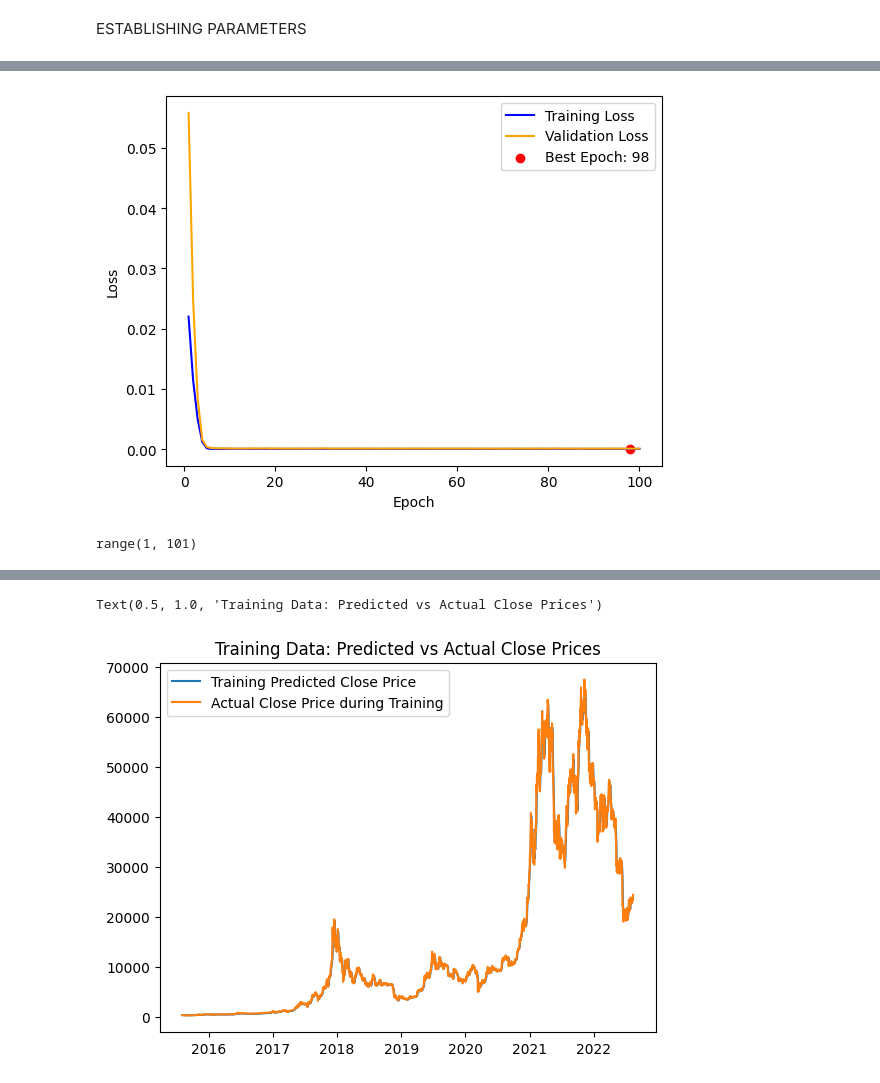
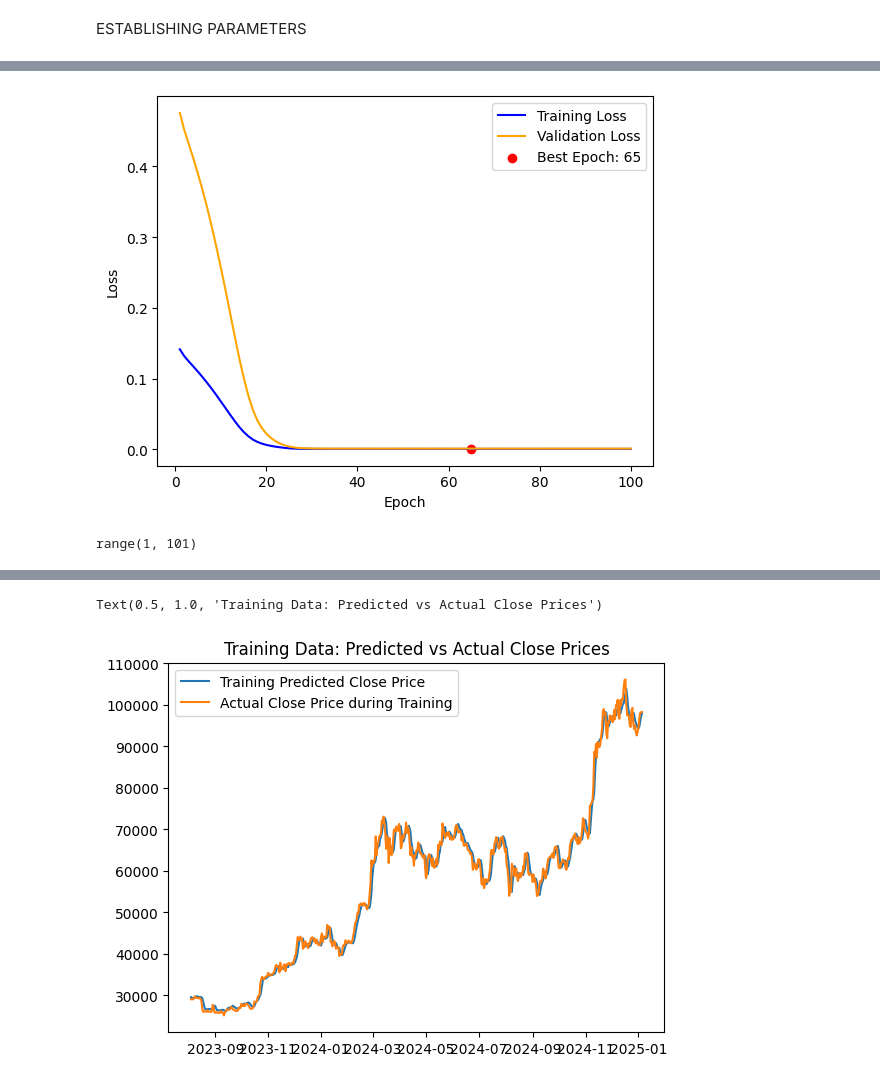
Before and after one commit to RyleyBosman/Projects, a Jupyter notebook: Crypto_Forecast_Project/Crypto_Forecast.ipynb, the cells around one changed output, grey strips where cells are left out. Saved outputs shown, nothing was run; the diff lists cells and outputs as text; code cells hidden in the pictures.

```diff
--- a/Crypto_Forecast_Project/Crypto_Forecast.ipynb
+++ b/Crypto_Forecast_Project/Crypto_Forecast.ipynb
@@ -15,7 +15,7 @@ ESTABLISHING PARAMETERS
 # Define the cryptocurrency and date range for data retrieval using yfinance
 crypto = 'BTC-USD'
 #Setting a 10 year window, chosen arbitrarily
-start_date = '2015-08-01'
+start_date = '2023-08-01'
 #end date is set to the current date
 end_date = dt.datetime.now().strftime('%Y-%m-%d')
 # %%
@@ -85,20 +82,13 @@ BTC_pricing
 # %%
-#Function to set BTC pricing dataframe as numpy array for ML model input
+#Split date, close, and lagged close prices into separate arrays for input into model
 
-#Drop any rows with NaN values
-#BTC_pricing.dropna(inplace=True)
+#Set dates array as date column from BTC pricing dataframe, convert to datetime format
+dates = BTC_pricing['Date'].dt.date
 
-#Convert to numpy array
-BTC_pricing_np = BTC_pricing.to_numpy()
-
-#Set dates array as date column from BTC pricing dataframe, convert to datetime format with day precision
-dates = BTC_pricing_np[:,0].astype('datetime64[D]')
-
-#Set lagged close prices (day lags 1 to 3) as separate numpy array, converting to float values, reshaping each day (with corresponding lags 1,2,3) to array with 3 rows and 1 column (1 feature for ML model input)
+#Set lagged close prices (day lags 1 to 3) as separate df, converting to float values
 lag_close = BTC_pricing[['1_Days_Close_Price_Lag', '2_Days_Close_Price_Lag', '3_Days_Close_Price_Lag']].values.astype(float)
+#Reshape lag_close into array...lag_close.shape[0] is the number of rows (days), lag_close.shape[1] is the number of features (lags 1, 2, 3), 1 is the number of features
 lag_close = lag_close.reshape((lag_close.shape[0], lag_close.shape[1], 1))
 
-#Set current close prices as a separate numpy array, converting to float values
-current_close = BTC_pricing_np[:,1].astype(float)
-
-current_close
+#Set current close prices as a separate array, converting to float values
+current_close = BTC_pricing['Close'].values.astype(float)
@@ -185,7 +173,7 @@ val_loss = fitted_model.history['val_loss']
 #set number of epochs from above model parameters starting at 1 (not index 0)
 epochs = range(1, len(train_loss)+1)
 
-# Find the epoch with minimum validation loss (epoch with lowest validation loss), any epoch beyond this point is probably overfitting (val loss increasing)
+# Find the epoch with minimum validation loss (epoch with lowest validation loss = best epoch), any epoch beyond this point is probably overfitting (val loss increasing)
 best_epoch_0 = np.argmin(val_loss)
 best_epoch = best_epoch_0 +1  # Adding 1 to convert from index to "best" epoch number
 best_val_loss = val_loss[best_epoch_0] #Best validation loss starting at index 0
@@ -207,11 +195,16 @@ plt.legend()
 plt.show()
 epochs
 # %% [output]
-[figure, old version]
+[figure, new version]
 range(1, 101)
 # %%
+#Converted scaled training data back to USD to plot
 train_predictions_scaled = model.predict(train_lag_close)
 train_predictions = scaler_y.inverse_transform(train_predictions_scaled).flatten()
+train_current_close = scaler_y.inverse_transform(train_current_close).flatten()
+
+#Plotting training close price predictions vs actual close prices during training dates
+#Matches almost perfectly, model is performing well on training data
 plt.plot(train_dates, train_predictions)
 plt.plot(train_dates, current_close[:train_split])
 plt.legend(['Training Predicted Close Price', 'Actual Close Price during Training'])
@@ -221,3 +214,3 @@ plt.title('Training Data: Predicted vs Actual Close Prices')
 Text(0.5, 1.0, 'Training Data: Predicted vs Actual Close Prices')
-[figure, old version]
+[figure, new version]
 # %%
```
Also changed, not shown: parts of 14 cells of this notebook.
